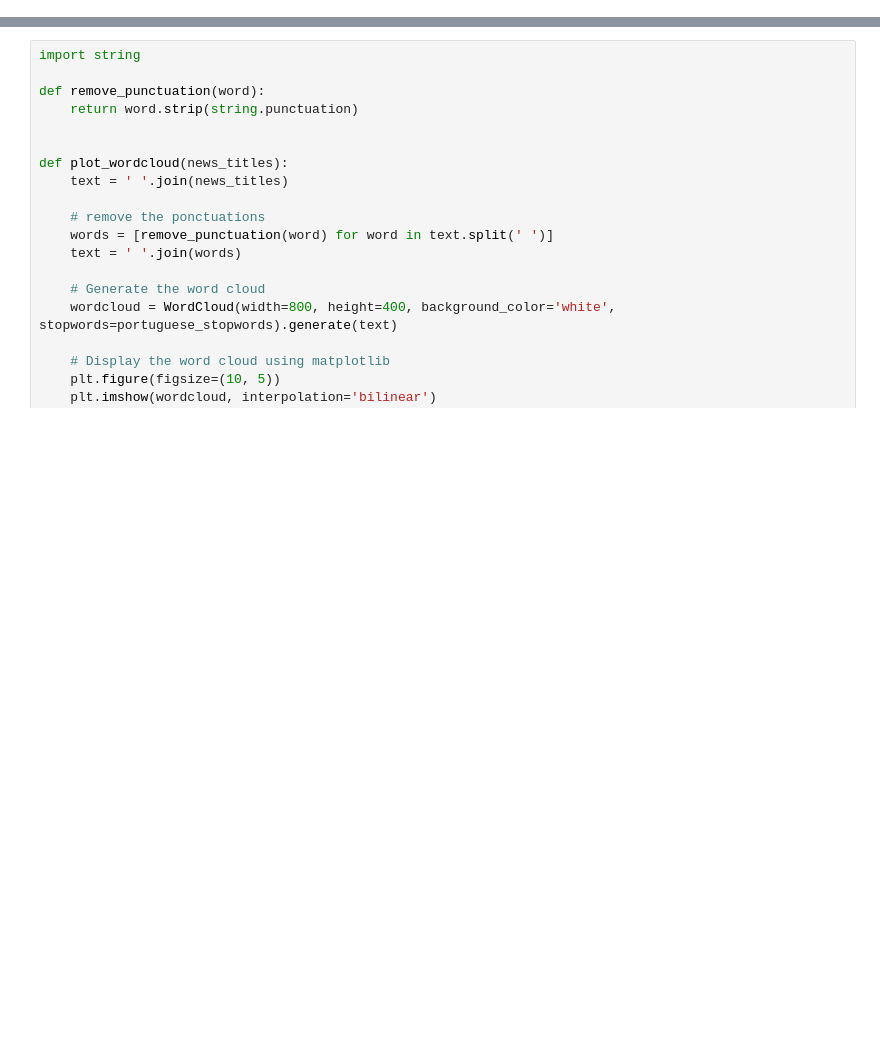
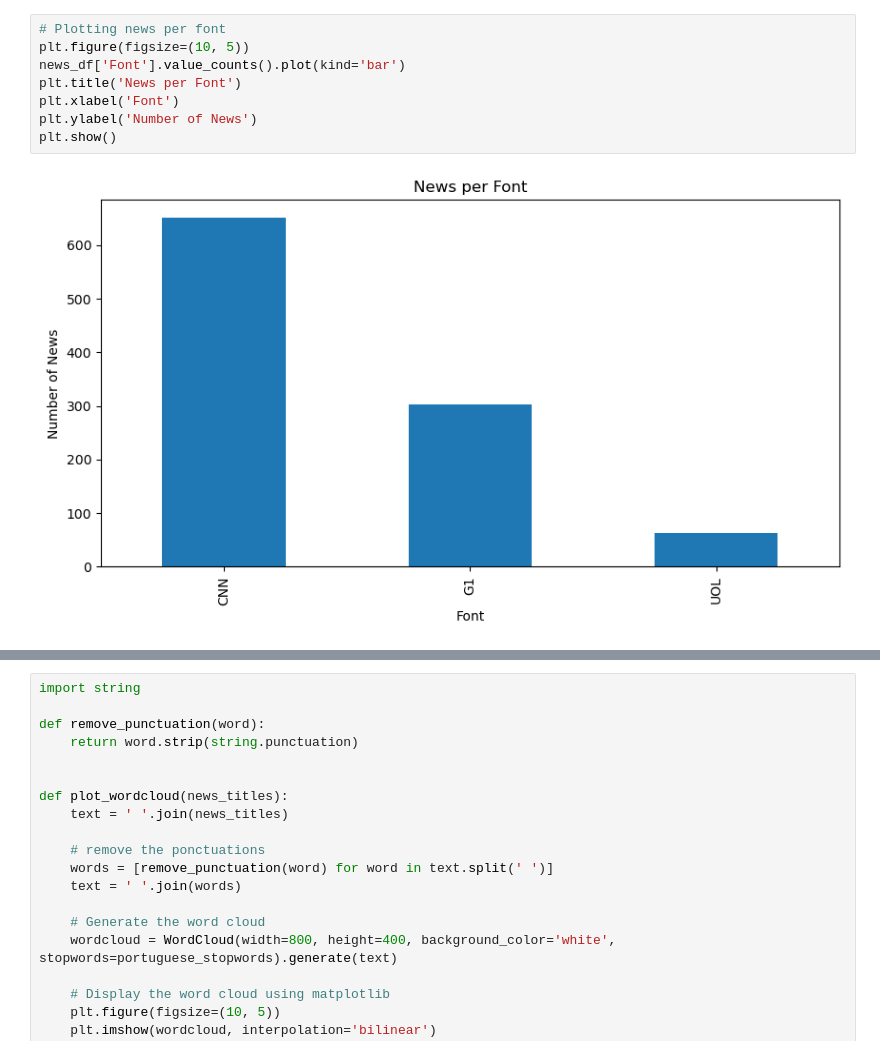
Before and after one commit to eliasmarts/Brazilian-News-Scraping, a Jupyter notebook: notebooks/data_analysis.ipynb, the cells around one changed output, grey strips where cells are left out. Saved outputs shown, nothing was run; the diff lists cells and outputs as text; blank space fills up the shorter version.

```diff
--- a/notebooks/data_analysis.ipynb
+++ b/notebooks/data_analysis.ipynb
@@ -16,0 +49,10 @@ news_df.head()
+# %%
+# Plotting news per font
+plt.figure(figsize=(10, 5))
+news_df['Font'].value_counts().plot(kind='bar')
+plt.title('News per Font')
+plt.xlabel('Font')
+plt.ylabel('Number of News')
+plt.show()
+# %% [output]
+[figure, added]
```
Also changed, not shown: parts of 9 cells of this notebook.
